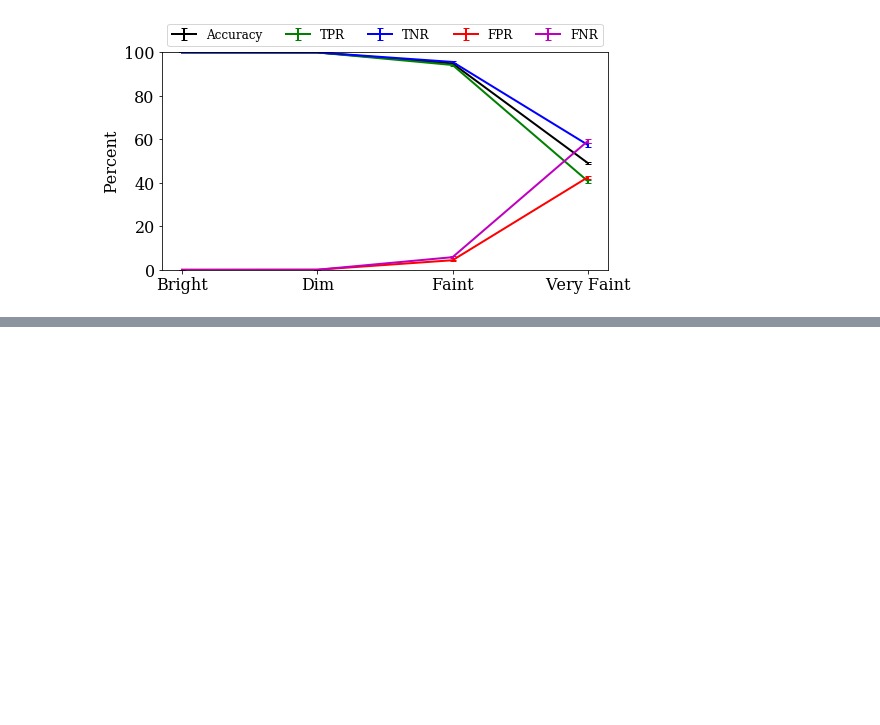
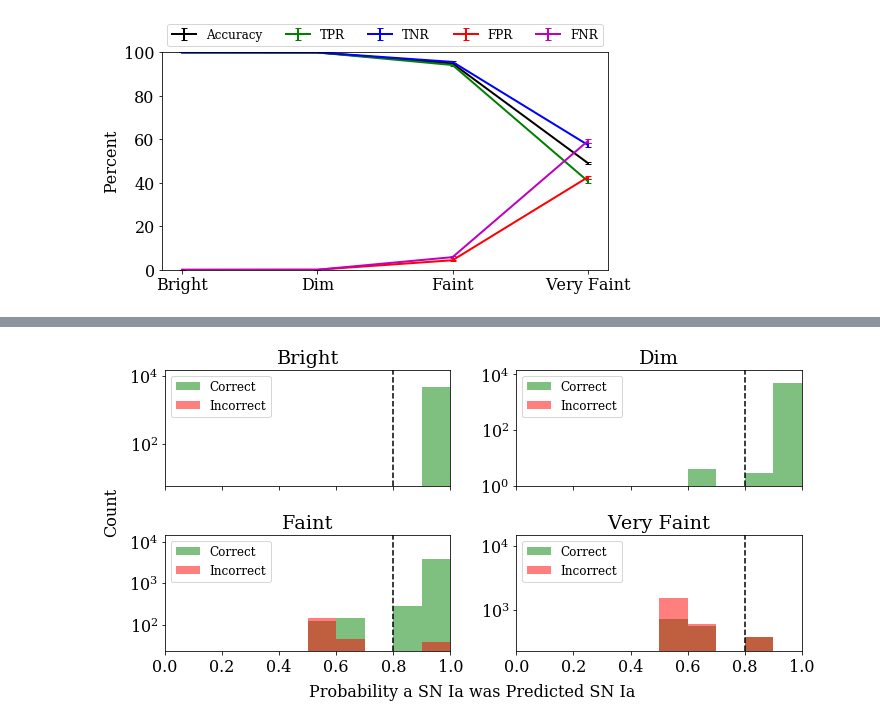
Before and after one commit to DESI-UR/outlier_detection, a Jupyter notebook: notebooks/Type_Ia_RF_Analysis_pEWs.ipynb, the cells around one changed output, grey strips where cells are left out. Saved outputs shown, nothing was run; the diff lists cells and outputs as text; code cells hidden in the pictures; blank space fills up the shorter version.

```diff
--- a/notebooks/Type_Ia_RF_Analysis_pEWs.ipynb
+++ b/notebooks/Type_Ia_RF_Analysis_pEWs.ipynb
@@ -600,0 +643,46 @@ fig.tight_layout()
+# %%
+classified_probs = {}
+misclassified_probs = {}
+
+for sn_dir in fluxscaled_sne:
+
+    data = datatables[sn_dir]
+
+    (a, p), predprobs = get_predicted_probs(data)
+
+    correct   = (a == p) & (a == 'Ia')
+    incorrect = (a != p) & (a == 'Ia')
+
+    classified_probs[sn_dir] = np.asarray([np.max(p) for p in predprobs[correct,:]])
+    misclassified_probs[sn_dir] = np.asarray([np.max(p) for p in predprobs[incorrect,:]])
+# %%
+import matplotlib.ticker
+
+fig, axes = plt.subplots(2,2, figsize=(10,5), sharex=True,
+#                          sharey=True
+                        )
+
+for i, (ax, sn_dir) in enumerate(zip(axes.flatten(), fluxscaled_sne)):
+
+    ax.hist(classified_probs[sn_dir], color='g', alpha=0.5,
+            bins=10, range=[0,1], label='Correct')
+    ax.hist(misclassified_probs[sn_dir], color='r', alpha=0.5,
+            bins=10, range=[0,1], label='Incorrect')
+
+    ax.set(title=labels[i], yscale='log', xlim=[0, 1], ylim=[0, 1.5*1e4])
+
+    ax.minorticks_off()
+
+    ax.axvline(0.8, ls='--', color='k')
+    ax.legend(loc='upper left', fontsize=12)
+
+fig.text(0.5, 0, 'Probability a SN Ia was Predicted SN Ia',
+         ha='center', va='center', rotation='horizontal')
+fig.text(0, 0.5, 'Count',
+         ha='center', va='center', rotation='vertical')
+fig.tight_layout()
+
+# plt.savefig(savedir + 'predicted_probabilities_actual-Ia.pdf', format='pdf',
+#                dpi=300, bbox_inches='tight')
+# %% [output]
+[figure, added]
```
Also changed, not shown: parts of 9 cells of this notebook, 3 other files.
